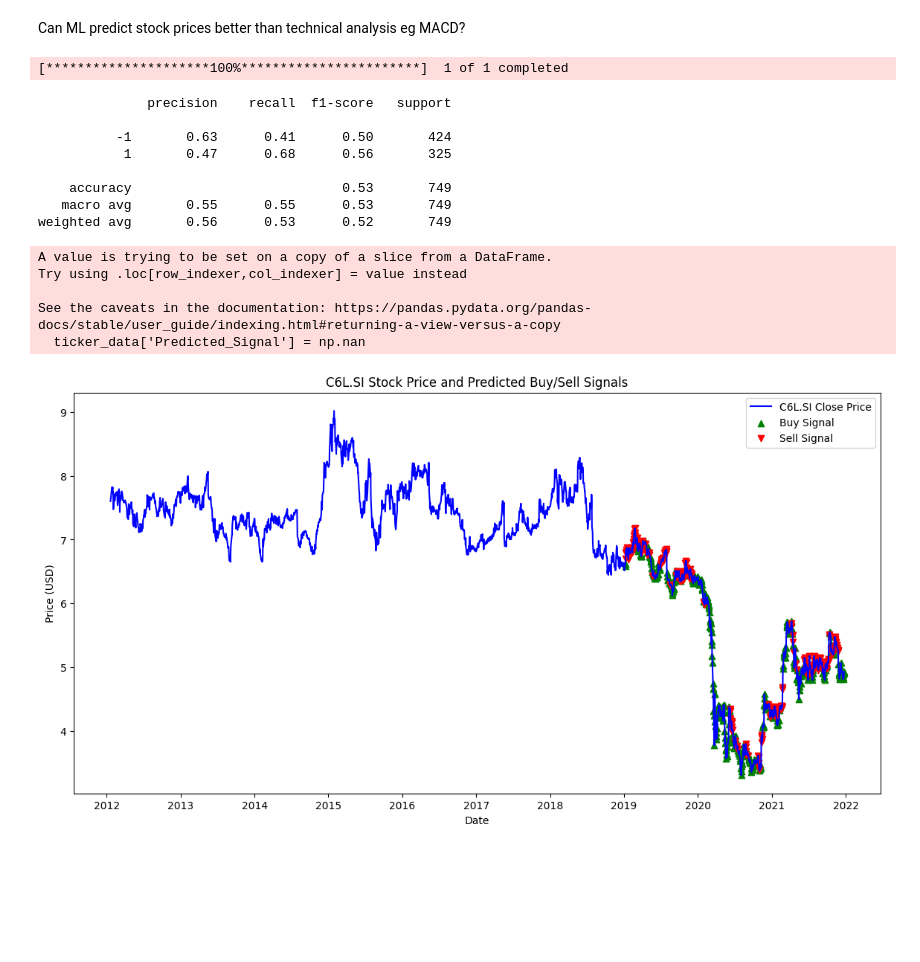
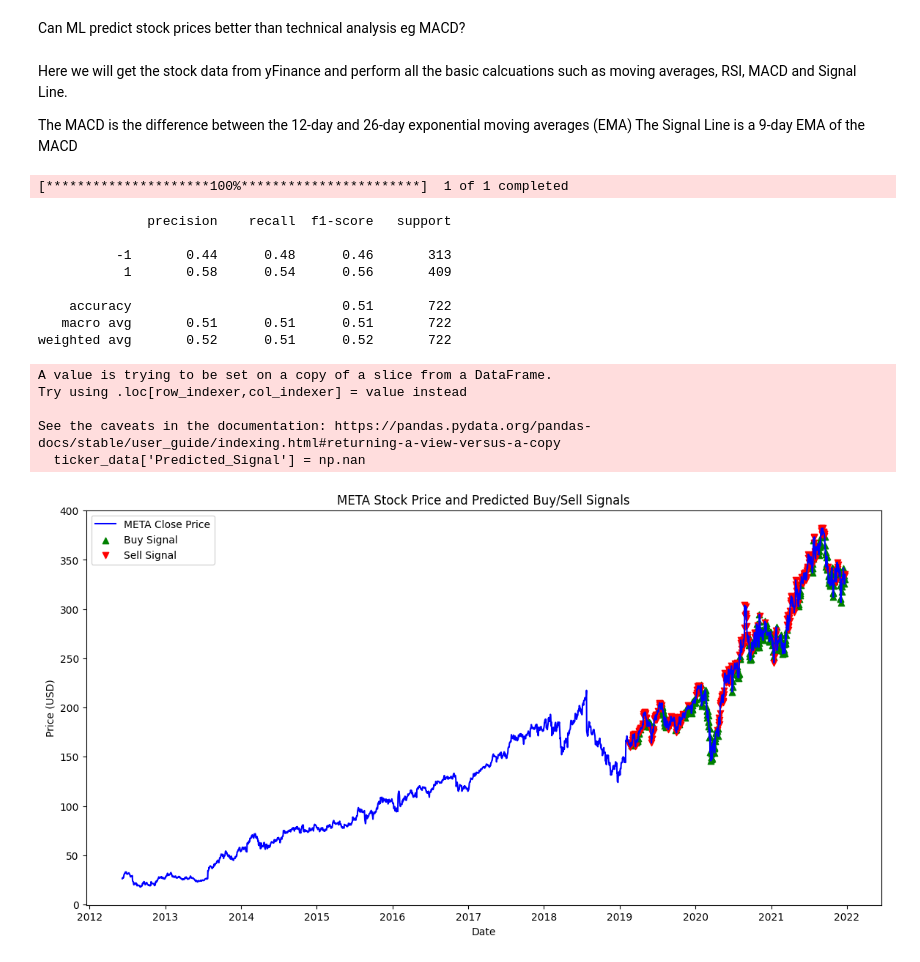
Before and after one commit to jasontancc/Can-ML-predict-stock-prices-, a Jupyter notebook: Can_ML_predict_stock_prices.ipynb, the cells around one changed output. Cells and saved outputs as stored; diff of their text form; code cells hidden in the pictures; blank space fills up the shorter version.

```diff
--- a/Can_ML_predict_stock_prices.ipynb
+++ b/Can_ML_predict_stock_prices.ipynb
@@ -14,12 +15,17 @@ from sklearn.metrics import accuracy_score
+# %% [markdown]
+Here we will get the stock data from yFinance and perform all the basic calcuations such as moving averages, RSI, MACD and Signal Line.
+
+The MACD is the difference between the 12-day and 26-day exponential moving averages (EMA)
+The Signal Line is a 9-day EMA of the MACD
 # %%
 # Define global variables
-ticker = 'C6L.SI'
+ticker ='META'
 start_date = '2012-01-01'
 end_date = '2022-01-01'
 future_days = 5
 my_test_size = 0.3
 
-# Download stock data
+# Download stock data from yFinance
 ticker_data = yf.download(ticker, start=start_date, end=end_date)
 
 # Calculate additional features (Moving averages, RSI, MACD)
@@ -32,78 +38,42 @@ gain = delta.where(delta > 0, 0)
 loss = -delta.where(delta < 0, 0)
 avg_gain = gain.rolling(window=14).mean()
 avg_loss = loss.rolling(window=14).mean()
 rs = avg_gain / avg_loss
 ticker_data['RSI'] = 100 - (100 / (1 + rs))
 
 # MACD and Signal Line calculation
+
 short_ema = ticker_data['Close'].ewm(span=12, adjust=False).mean()
 long_ema = ticker_data['Close'].ewm(span=26, adjust=False).mean()
 macd = short_ema - long_ema
 signal = macd.ewm(span=9, adjust=False).mean()
 ticker_data['MACD'] = macd
 ticker_data['Signal Line'] = signal
 
-# Target: 1 if price increases in the next N days, -1 if decreases
-# future_days = 5  # moved to top
+# Set Future_Close to be 5 days after current date
+# future_days = 5  # parameters moved to top section
 ticker_data['Future_Close'] = ticker_data['Close'].shift(-future_days)
+# Target label : 1 if price increases in the next N days, -1 if decreases
 ticker_data['Target'] = np.where(ticker_data['Future_Close'] > ticker_data['Close'], 1, -1)
 
 # Drop rows with missing values
 ticker_data = ticker_data.dropna()
 
-# Define features and target
-features = ['5_day_MA', '10_day_MA', 'RSI', 'MACD', 'Signal Line']
-X = ticker_data[features]
-y = ticker_data['Target']
-
-# Split data into training and testing sets
-X_train, X_test, y_train, y_test = train_test_split(X, y, test_size=my_test_size, shuffle=False)
-
-# Initialize and train the Random Forest classifier
-model = RandomForestClassifier(n_estimators=100, random_state=42)
-model.fit(X_train, y_train)
-
-# Make predictions
-y_pred = model.predict(X_test)
-
-#### print initial training data and buy/sell signal using ML
-
-# Classification report to evaluate performance
-print(classification_report(y_test, y_pred))
-
-# Predict buy/sell signals on the test data
-ticker_data['Predicted_Signal'] = np.nan
-ticker_data.iloc[-len(y_test):, ticker_data.columns.get_loc('Predicted_Signal')] = y_pred
-
-# Plot original price and predicted buy/sell signals
-plt.figure(figsize=(14,7))
-plt.plot(ticker_data.index, ticker_data['Close'], label=ticker+' Close Price', color='blue')
-
-# Mark buy/sell signals
-buy_signals = ticker_data[ticker_data['Predicted_Signal'] == 1]
-sell_signals = ticker_data[ticker_data['Predicted_Signal'] == -1]
-
-plt.scatter(buy_signals.index, buy_signals['Close'], marker='^', color='green', label='Buy Signal', alpha=1)
-plt.scatter(sell_signals.index, sell_signals['Close'], marker='v', color='red', label='Sell Signal', alpha=1)
-
-plt.title(ticker+' Stock Price and Predicted Buy/Sell Signals')
-plt.xlabel('Date')
-plt.ylabel('Price (USD)')
-plt.legend()
-plt.show()
+# below suppose to remove warning but MACD confusion matrix becomes all zero (due to use of iloc() in MACD loop) - doesn't work
+# pd.options.mode.copy_on_write = True  # to avoid warning errors -
 # %% [output]
 [*********************100%***********************]  1 of 1 completed
               precision    recall  f1-score   support
 
-          -1       0.63      0.41      0.50       424
-           1       0.47      0.68      0.56       325
+          -1       0.44      0.48      0.46       313
+           1       0.58      0.54      0.56       409
 
-    accuracy                           0.53       749
-   macro avg       0.55      0.55      0.53       749
-weighted avg       0.56      0.53      0.52       749
+    accuracy                           0.51       722
+   macro avg       0.51      0.51      0.51       722
+weighted avg       0.52      0.51      0.52       722
 A value is trying to be set on a copy of a slice from a DataFrame.
 Try using .loc[row_indexer,col_indexer] = value instead
 
 See the caveats in the documentation: https://pandas.pydata.org/pandas-docs/stable/user_guide/indexing.html#returning-a-view-versus-a-copy
   ticker_data['Predicted_Signal'] = np.nan
-[figure, old version]
+[figure, new version]
```
Also changed, not shown: parts of 5 cells of this notebook.
